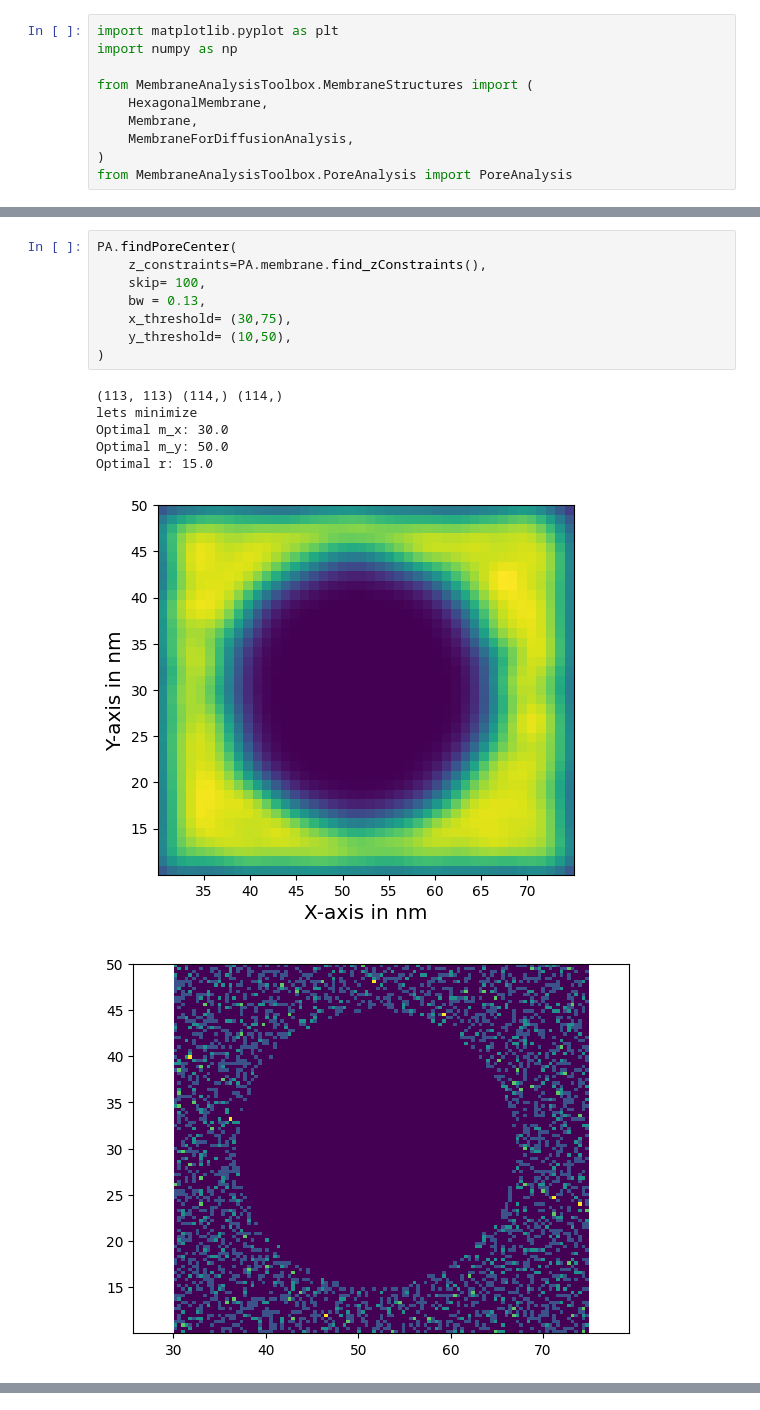
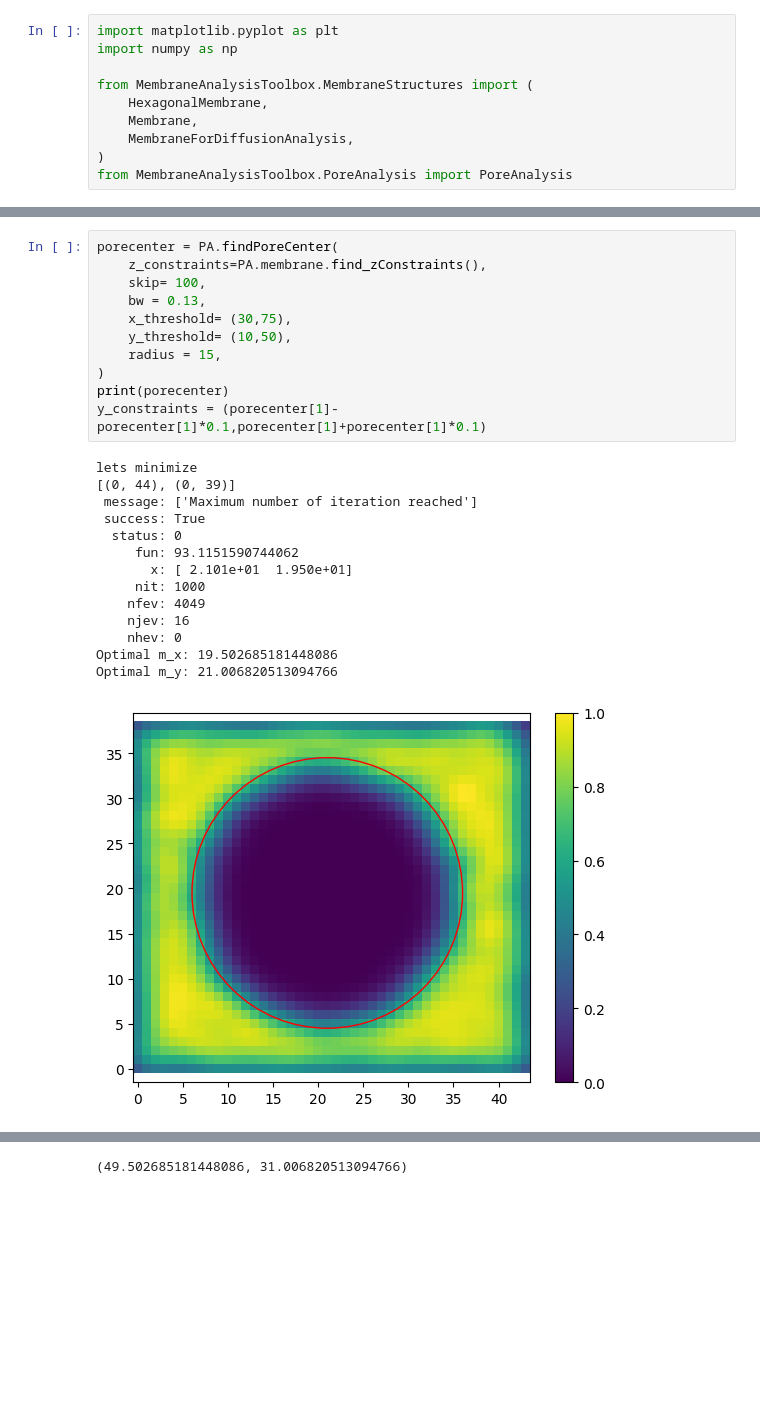
Before and after one commit to moritzmarquardt/MembraneAnalysisToolbox, a Jupyter notebook: examples/example_PoreAnalysis.ipynb, the cells around one changed output, grey strips where cells are left out. Cells and saved outputs as stored; diff of their text form; blank space fills up the shorter version.

Commit message:
feat: add first version of pore finding algorithm

```diff
--- a/examples/example_PoreAnalysis.ipynb
+++ b/examples/example_PoreAnalysis.ipynb
@@ -99,18 +105,28 @@ The effective pore size is: 28.94730802893313
 [figure]
 [figure]
 # %%
-PA.findPoreCenter(
+porecenter = PA.findPoreCenter(
     z_constraints=PA.membrane.find_zConstraints(),
     skip= 100,
     bw = 0.13,
     x_threshold= (30,75),
     y_threshold= (10,50),
+    radius = 15,
 )
+print(porecenter)
+y_constraints = (porecenter[1]-porecenter[1]*0.1,porecenter[1]+porecenter[1]*0.1)
 # %% [output]
-(113, 113) (114,) (114,)
 lets minimize
-Optimal m_x: 30.0
-Optimal m_y: 50.0
-Optimal r: 15.0
+[(0, 44), (0, 39)]
+ message: ['Maximum number of iteration reached']
+ success: True
+  status: 0
+     fun: 93.1151590744062
+       x: [ 2.101e+01  1.950e+01]
+     nit: 1000
+    nfev: 4049
+    njev: 16
+    nhev: 0
+Optimal m_x: 19.502685181448086
+Optimal m_y: 21.006820513094766
-[figure, old version]
+[figure, new version]
-[figure, removed]
@@ -117,0 +133 @@ Optimal r: 15.0
+(49.502685181448086, 31.006820513094766)
```
Also changed, not shown: parts of 9 cells of this notebook, 1 other file.
